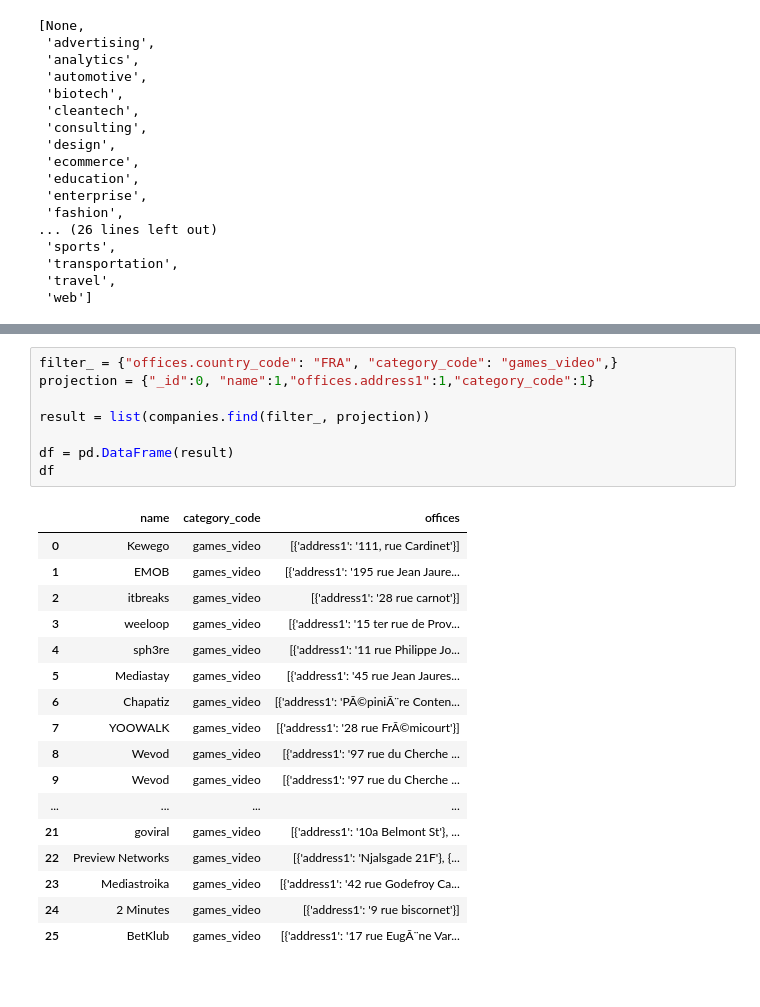
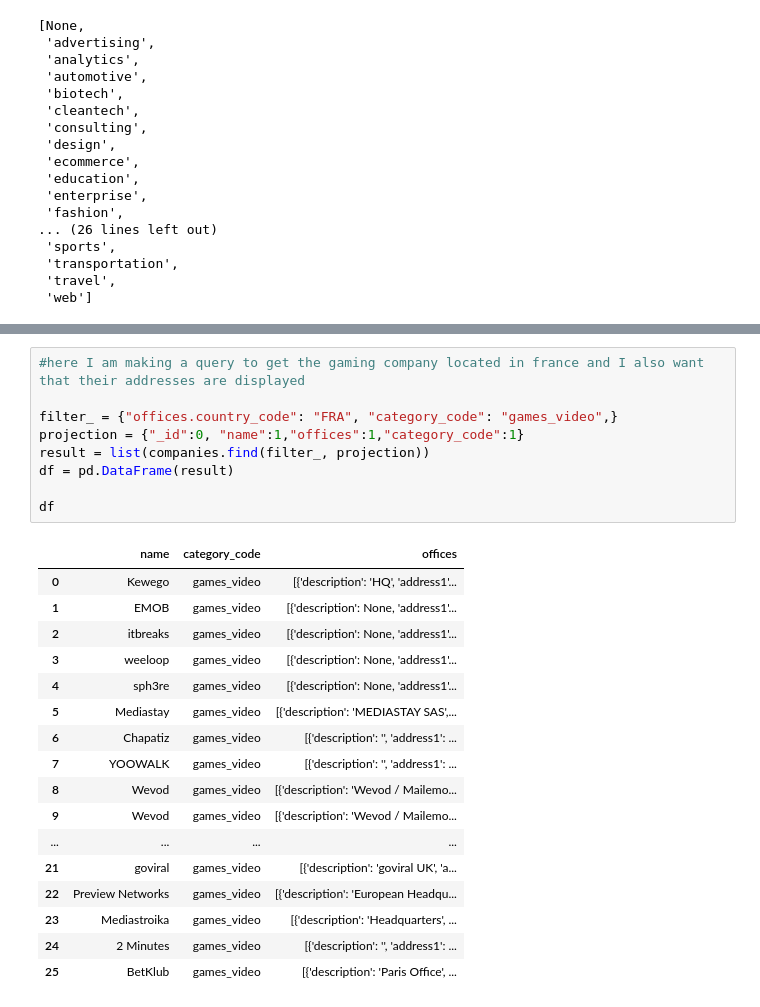
Before and after one commit to RaphHer/Project_3_Geospatial, a Jupyter notebook: Part 1 - Mongo Queries.ipynb, the cells around one changed output, grey strips where cells are left out. Drawn from its saved outputs; the diff is of its cells as text.

```diff
--- a/Part 1 - Mongo Queries.ipynb
+++ b/Part 1 - Mongo Queries.ipynb
@@ -176,26 +123,27 @@ df
-# %%
-filter_ = {"offices.country_code": "FRA", "category_code": "games_video",}
-projection = {"_id":0, "name":1,"offices.address1":1,"category_code":1}
-
-result = list(companies.find(filter_, projection))
-
-df = pd.DataFrame(result)
-df
-# %% [output]
-|  | name | category_code | offices |
-| 0 | Kewego | games_video | [{'address1': '111, rue Cardinet'}] |
-| 1 | EMOB | games_video | [{'address1': '195 rue Jean Jaure... |
-| 2 | itbreaks | games_video | [{'address1': '28 rue carnot'}] |
-| 3 | weeloop | games_video | [{'address1': '15 ter rue de Prov... |
-| 4 | sph3re | games_video | [{'address1': '11 rue Philippe Jo... |
-| 5 | Mediastay | games_video | [{'address1': '45 rue Jean Jaures... |
-| 6 | Chapatiz | games_video | [{'address1': 'PÃ©piniÃ¨re Conten... |
-| 7 | YOOWALK | games_video | [{'address1': '28 rue FrÃ©micourt'}] |
-| 8 | Wevod | games_video | [{'address1': '97 rue du Cherche ... |
-| 9 | Wevod | games_video | [{'address1': '97 rue du Cherche ... |
-| ... | ... | ... | ... |
-| 21 | goviral | games_video | [{'address1': '10a Belmont St'}, ... |
-| 22 | Preview Networks | games_video | [{'address1': 'Njalsgade 21F'}, {... |
-| 23 | Mediastroika | games_video | [{'address1': '42 rue Godefroy Ca... |
-| 24 | 2 Minutes | games_video | [{'address1': '9 rue biscornet'}] |
-| 25 | BetKlub | games_video | [{'address1': '17 rue EugÃ¨ne Var... |
+# %%
+#here I am making a query to get the gaming company located in france and I also want that their addresses are displayed
+
+filter_ = {"offices.country_code": "FRA", "category_code": "games_video",}
+projection = {"_id":0, "name":1,"offices":1,"category_code":1}
+result = list(companies.find(filter_, projection))
+df = pd.DataFrame(result)
+
+df
+# %% [output]
+|  | name | category_code | offices |
+| 0 | Kewego | games_video | [{'description': 'HQ', 'address1'... |
+| 1 | EMOB | games_video | [{'description': None, 'address1'... |
+| 2 | itbreaks | games_video | [{'description': None, 'address1'... |
+| 3 | weeloop | games_video | [{'description': None, 'address1'... |
+| 4 | sph3re | games_video | [{'description': None, 'address1'... |
+| 5 | Mediastay | games_video | [{'description': 'MEDIASTAY SAS',... |
+| 6 | Chapatiz | games_video | [{'description': '', 'address1': ... |
+| 7 | YOOWALK | games_video | [{'description': '', 'address1': ... |
+| 8 | Wevod | games_video | [{'description': 'Wevod / Mailemo... |
+| 9 | Wevod | games_video | [{'description': 'Wevod / Mailemo... |
+| ... | ... | ... | ... |
+| 21 | goviral | games_video | [{'description': 'goviral UK', 'a... |
+| 22 | Preview Networks | games_video | [{'description': 'European Headqu... |
+| 23 | Mediastroika | games_video | [{'description': 'Headquarters', ... |
+| 24 | 2 Minutes | games_video | [{'description': '', 'address1': ... |
+| 25 | BetKlub | games_video | [{'description': 'Paris Office', ... |
```
Also changed, not shown: parts of 20 cells of this notebook.
